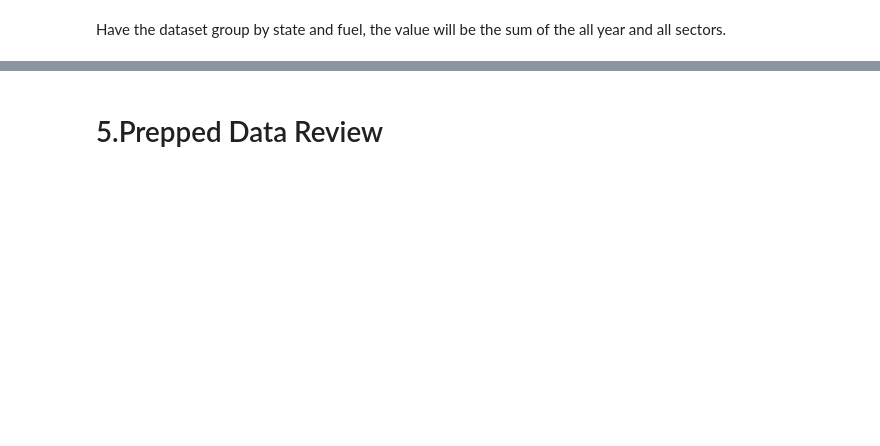
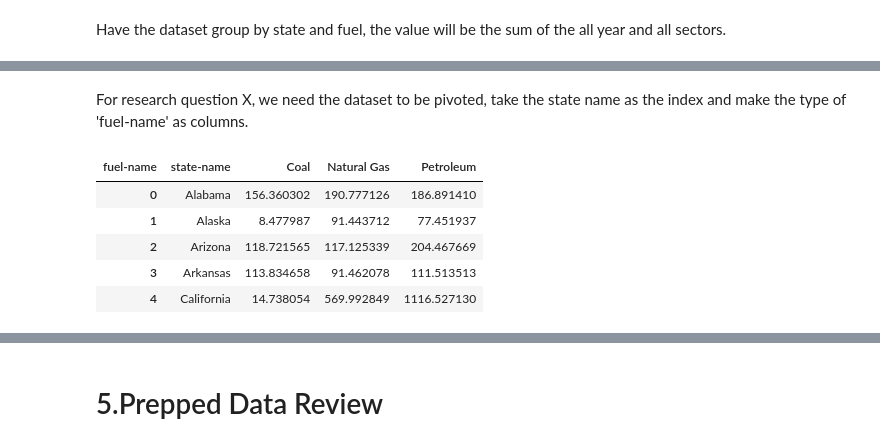
Before and after one commit to Zhengnan817/Final-Project-Carbon-dioxide-emission, a Jupyter notebook: carbon_emission.ipynb, the cells around one changed output, grey strips where cells are left out. Saved outputs shown, nothing was run; the diff lists cells and outputs as text; code cells hidden in the pictures; blank space fills up the shorter version.

```diff
--- a/carbon_emission.ipynb
+++ b/carbon_emission.ipynb
@@ -246,0 +456,12 @@ df_co2_fuel.head()
+# %% [markdown]
+For research question X, we need the dataset to be pivoted, take the state name as the index and make the type of 'fuel-name' as columns.
+# %%
+df_co2_p = cleaner_co2.co2_pivot()
+df_co2_p.head()
+# %% [output]
+| fuel-name | state-name | Coal | Natural Gas | Petroleum |
+| 0 | Alabama | 156.360302 | 190.777126 | 186.891410 |
+| 1 | Alaska | 8.477987 | 91.443712 | 77.451937 |
+| 2 | Arizona | 118.721565 | 117.125339 | 204.467669 |
+| 3 | Arkansas | 113.834658 | 91.462078 | 111.513513 |
+| 4 | California | 14.738054 | 569.992849 | 1116.527130 |
```
Also changed, not shown: parts of 38 cells of this notebook, 3 other files.
